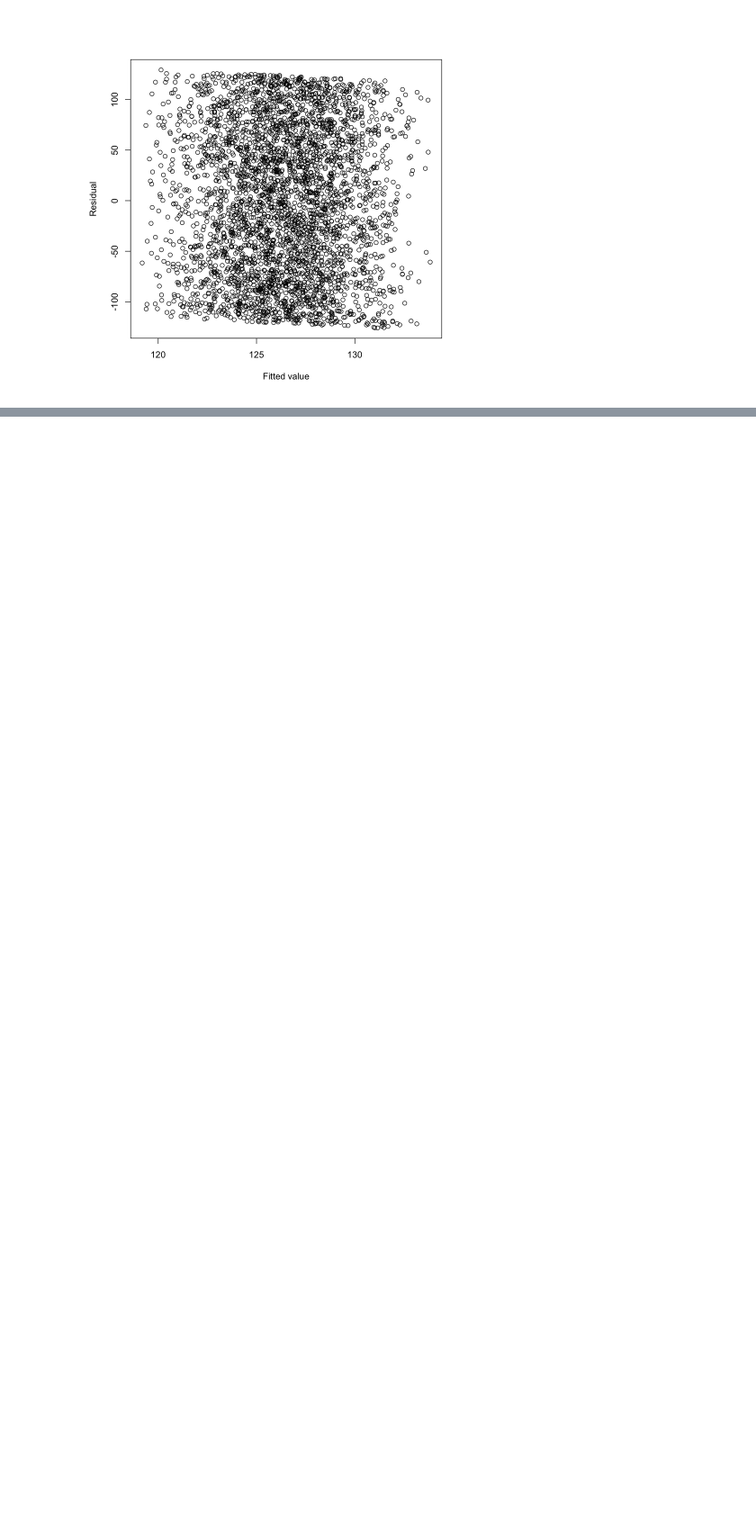
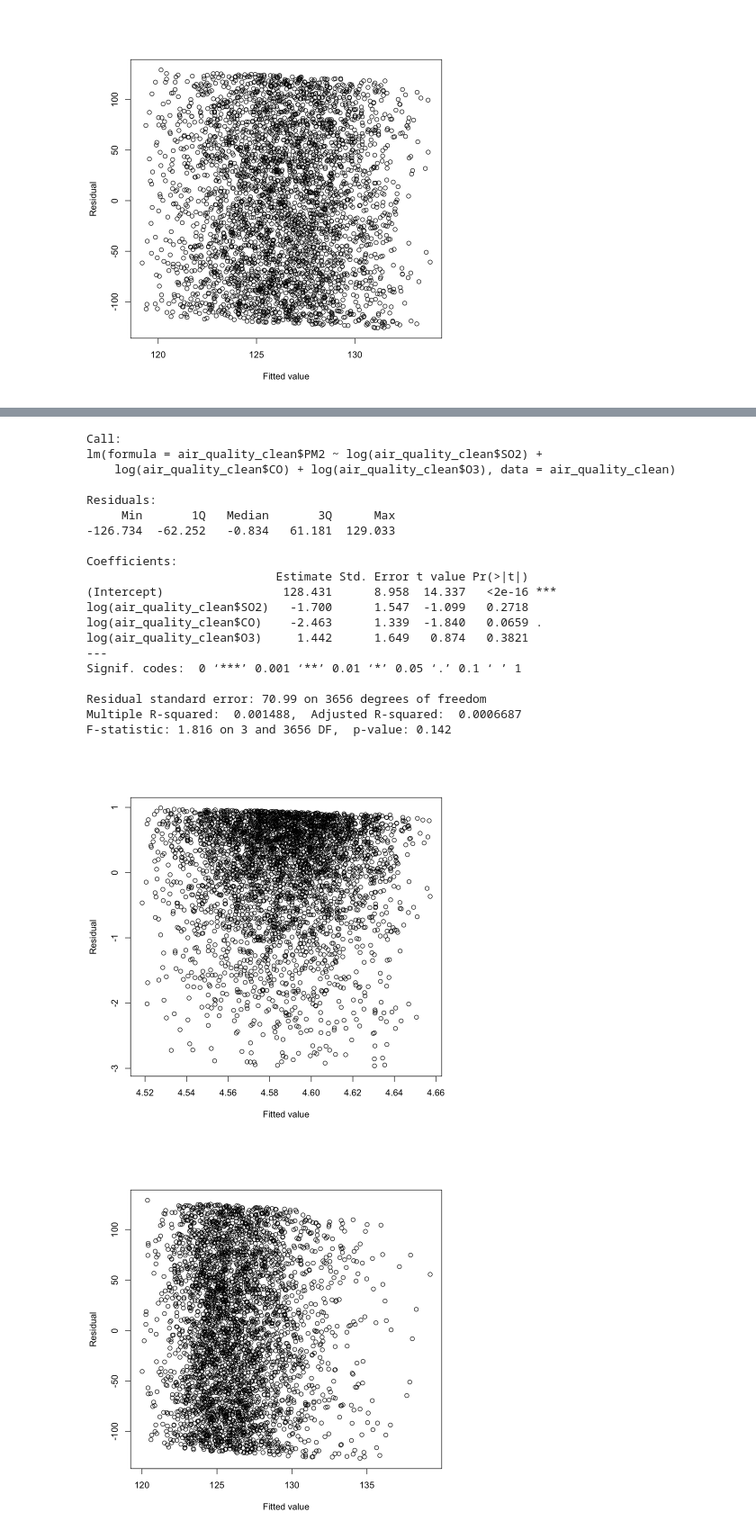
Before and after one commit to h2woobin/Global-Air-Quality-, a Jupyter notebook: main/air_quality_ella.ipynb, the cells around one changed output, grey strips where cells are left out. Shown at 90% size. Drawn from its saved outputs; the diff is of its cells as text; code cells hidden in the pictures; blank space fills up the shorter version.

Commit message:
Added 2 log transformations and their residual plots

```diff
--- a/main/air_quality_ella.ipynb
+++ b/main/air_quality_ella.ipynb
@@ -152,3 +152,11 @@ model <- lm(air_quality_clean$PM2 ~ air_quality_clean$SO2 + air_quality_clean$CO
 plot(model$fitted.values, model$residuals, xlab="Fitted value", ylab="Residual")
 # %% [output]
 [figure]
+# %%
+log_PM_model <- lm(log(air_quality_clean$PM2) ~ air_quality_clean$SO2 + air_quality_clean$CO + air_quality_clean$O3, data = air_quality_clean)
+summary(log_PM_model)
+log_cov_model <- lm(air_quality_clean$PM2 ~ log(air_quality_clean$SO2) + log(air_quality_clean$CO) + log(air_quality_clean$O3), data = air_quality_clean)
+summary(log_cov_model)
+plot(log_PM_model$fitted.values, log_PM_model$residuals, xlab="Fitted value", ylab="Residual")
+plot(log_cov_model$fitted.values, log_cov_model$residuals, xlab="Fitted value", ylab="Residual")
+# %% [output]
@@ -154,0 +183,22 @@ plot(model$fitted.values, model$residuals, xlab="Fitted value", ylab="Residual")
+Call:
+lm(formula = air_quality_clean$PM2 ~ log(air_quality_clean$SO2) +
+    log(air_quality_clean$CO) + log(air_quality_clean$O3), data = air_quality_clean)
+
+Residuals:
+     Min       1Q   Median       3Q      Max
+-126.734  -62.252   -0.834   61.181  129.033
+
+Coefficients:
+                           Estimate Std. Error t value Pr(>|t|)
+(Intercept)                 128.431      8.958  14.337   <2e-16 ***
+log(air_quality_clean$SO2)   -1.700      1.547  -1.099   0.2718
+log(air_quality_clean$CO)    -2.463      1.339  -1.840   0.0659 .
+log(air_quality_clean$O3)     1.442      1.649   0.874   0.3821
+---
+Signif. codes:  0 ‘***’ 0.001 ‘**’ 0.01 ‘*’ 0.05 ‘.’ 0.1 ‘ ’ 1
+
+Residual standard error: 70.99 on 3656 degrees of freedom
+Multiple R-squared:  0.001488,  Adjusted R-squared:  0.0006687
+F-statistic: 1.816 on 3 and 3656 DF,  p-value: 0.142
+[figure, added]
+[figure, added]
```
Also changed, not shown: parts of 1 cell of this notebook.
